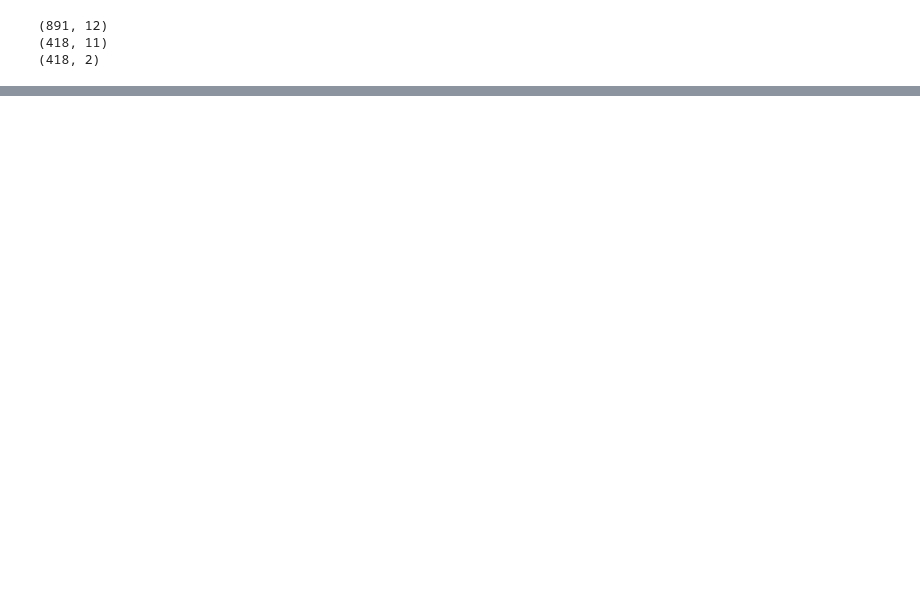
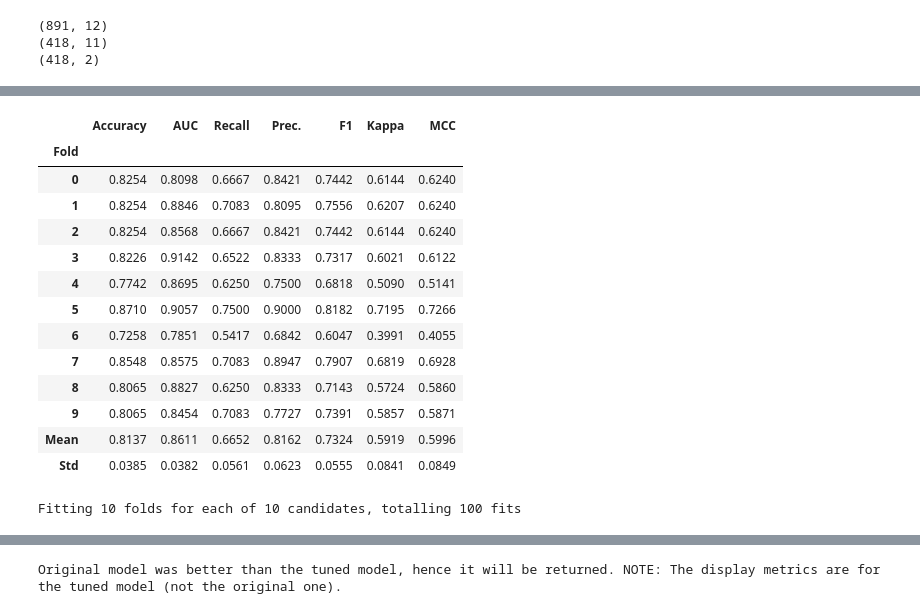
Before and after one commit to Jungddaseul/AI_study, a Jupyter notebook: 04_ML/titanic_data/titanic_pycaret01.ipynb, the cells around one changed output, grey strips where cells are left out. Saved outputs shown, nothing was run; the diff lists cells and outputs as text; code cells hidden in the pictures; blank space fills up the shorter version.

```diff
--- a/04_ML/titanic_data/titanic_pycaret01.ipynb
+++ b/04_ML/titanic_data/titanic_pycaret01.ipynb
@@ -59,0 +210,4 @@ pip install pycaret
+# %%
+# 튜닝
+tuned = tune_model(rf_model)
+# %% [output]
@@ -59,0 +215,15 @@ pip install pycaret
+|  | Accuracy | AUC | Recall | Prec. | F1 | Kappa | MCC |
+| Fold |  |  |  |  |  |  |  |
+| 0 | 0.8254 | 0.8098 | 0.6667 | 0.8421 | 0.7442 | 0.6144 | 0.6240 |
+| 1 | 0.8254 | 0.8846 | 0.7083 | 0.8095 | 0.7556 | 0.6207 | 0.6240 |
+| 2 | 0.8254 | 0.8568 | 0.6667 | 0.8421 | 0.7442 | 0.6144 | 0.6240 |
+| 3 | 0.8226 | 0.9142 | 0.6522 | 0.8333 | 0.7317 | 0.6021 | 0.6122 |
+| 4 | 0.7742 | 0.8695 | 0.6250 | 0.7500 | 0.6818 | 0.5090 | 0.5141 |
+| 5 | 0.8710 | 0.9057 | 0.7500 | 0.9000 | 0.8182 | 0.7195 | 0.7266 |
+| 6 | 0.7258 | 0.7851 | 0.5417 | 0.6842 | 0.6047 | 0.3991 | 0.4055 |
+| 7 | 0.8548 | 0.8575 | 0.7083 | 0.8947 | 0.7907 | 0.6819 | 0.6928 |
+| 8 | 0.8065 | 0.8827 | 0.6250 | 0.8333 | 0.7143 | 0.5724 | 0.5860 |
+| 9 | 0.8065 | 0.8454 | 0.7083 | 0.7727 | 0.7391 | 0.5857 | 0.5871 |
+| Mean | 0.8137 | 0.8611 | 0.6652 | 0.8162 | 0.7324 | 0.5919 | 0.5996 |
+| Std | 0.0385 | 0.0382 | 0.0561 | 0.0623 | 0.0555 | 0.0841 | 0.0849 |
+Fitting 10 folds for each of 10 candidates, totalling 100 fits
@@ -59,0 +231 @@ pip install pycaret
+Original model was better than the tuned model, hence it will be returned. NOTE: The display metrics are for the tuned model (not the original one).
```
Also changed, not shown: parts of 35 cells of this notebook.
